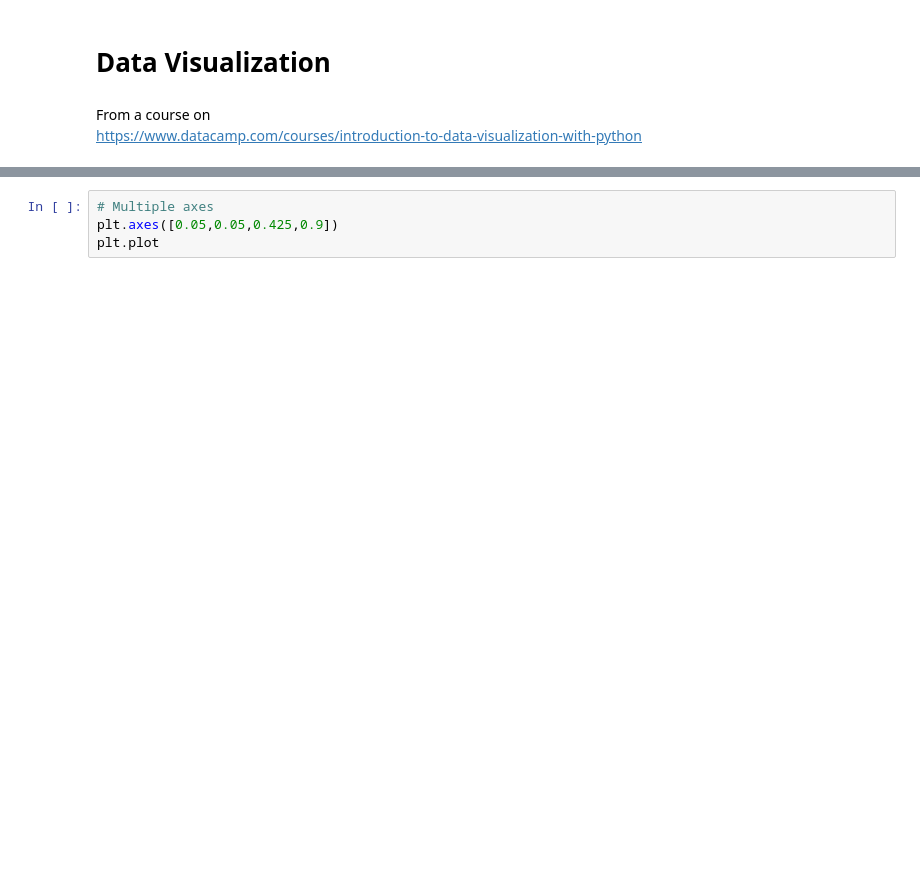
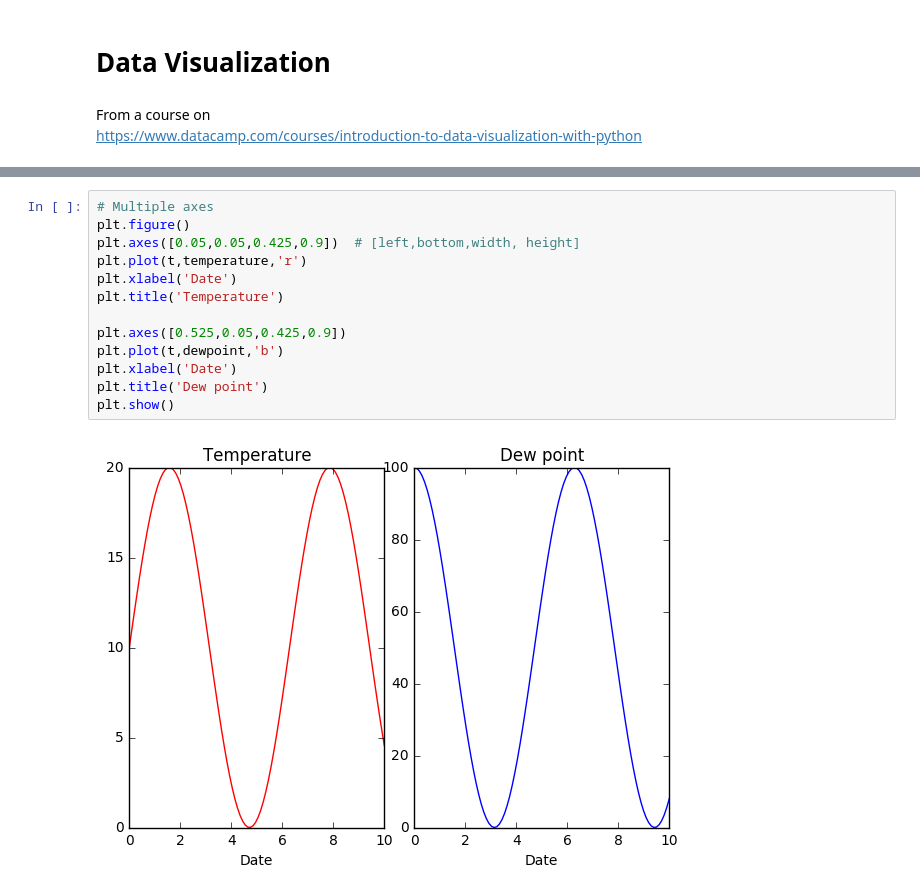
Before and after one commit to sondrevf/Ipython_Cern, a Jupyter notebook: 00_PythonInGeneral/IntroductionToDataVisualization.ipynb, the cells around one changed output, grey strips where cells are left out. Drawn from its saved outputs; the diff is of its cells as text; blank space fills up the shorter version.

```diff
--- a/00_PythonInGeneral/IntroductionToDataVisualization.ipynb
+++ b/00_PythonInGeneral/IntroductionToDataVisualization.ipynb
@@ -24,4 +33,15 @@ plt.show()
-# %%
-# Multiple axes
-plt.axes([0.05,0.05,0.425,0.9])
-plt.plot
+# %%
+# Multiple axes
+plt.figure()
+plt.axes([0.05,0.05,0.425,0.9])  # [left,bottom,width, height]
+plt.plot(t,temperature,'r')
+plt.xlabel('Date')
+plt.title('Temperature')
+
+plt.axes([0.525,0.05,0.425,0.9])
+plt.plot(t,dewpoint,'b')
+plt.xlabel('Date')
+plt.title('Dew point')
+plt.show()
+# %% [output]
+[figure, added]
```
Also changed, not shown: parts of 16 cells of this notebook, 22 other files.
